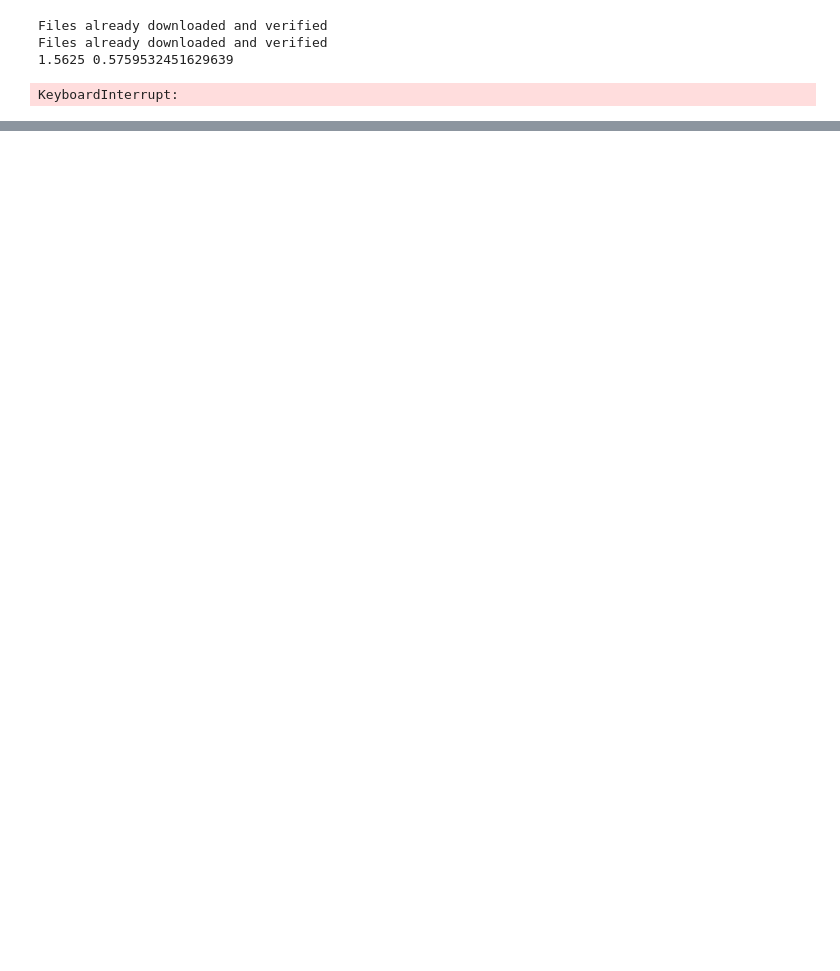
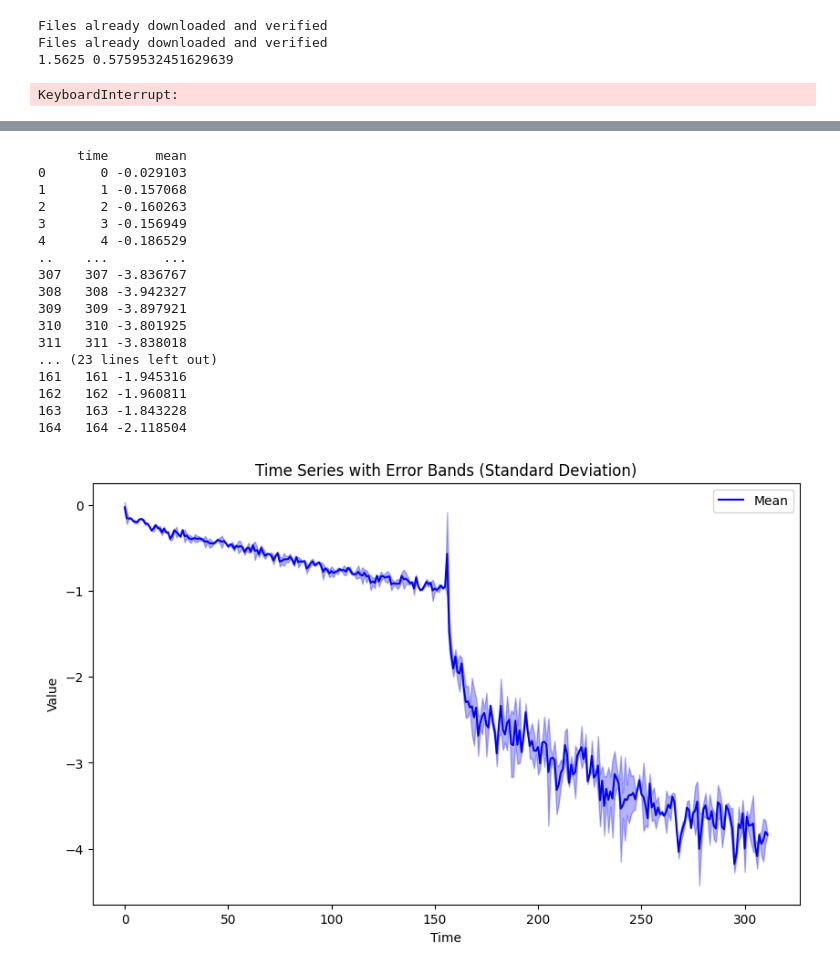
Before and after one commit to andrei-lucian/MSc_Thesis, a Jupyter notebook: firstTrial.ipynb, the cells around one changed output, grey strips where cells are left out. Drawn from its saved outputs; the diff is of its cells as text; code cells hidden in the pictures; blank space fills up the shorter version.

Commit message:
update with some plots

```diff
--- a/firstTrial.ipynb
+++ b/firstTrial.ipynb
@@ -325,3 +341,16 @@ Files already downloaded and verified
 Files already downloaded and verified
 1.5625 0.5759532451629639
 KeyboardInterrupt:
+# %%
+# Replace 'your_file.csv' with the path to your CSV file
+columns_to_exclude = ['acc', 'avg_loss', 'epoch', 'run']  # Replace with actual column names
+df = pd.read_csv('activations_per_layer.csv')
+
+
+# Drop the specified columns and compute the row-wise mean for the remaining columns
+df['average'] = df.drop(columns=columns_to_exclude).mean(axis=1)
+
+
+# df_avg['average'] = df_avg.mean(axis=1)
+
+print(df)
@@ -327,0 +375,53 @@ KeyboardInterrupt:
+# %%
+# Create a 'time' column based on the order (index) of the rows
+df['time'] = df.index // 2  # Assuming 3 runs per time point
+
+# Calculate the mean and standard deviation for each time point
+time_means = df.groupby('time')['average'].mean()
+time_stds = df.groupby('time')['average'].std()
+
+# Convert the mean and std into DataFrame for plotting
+time_means_df = pd.DataFrame({'time': time_means.index, 'mean': time_means.values})
+time_stds_df = pd.DataFrame({'time': time_stds.index, 'std': time_stds.values})
+
+print(time_means_df)
+print(time_stds_df)
+
+# print(time_means_df.iloc[155:165])
+
+# Plot the time series with error bands
+plt.figure(figsize=(10, 6))
+
+# Plot the mean values
+sns.lineplot(x='time', y='mean', data=time_means_df, label='Mean', color='b')
+
+# Add error bands
+plt.fill_between(time_stds_df['time'],
+                 time_means_df['mean'] - time_stds_df['std'],
+                 time_means_df['mean'] + time_stds_df['std'],
+                 color='blue', alpha=0.3)
+
+plt.title("Time Series with Error Bands (Standard Deviation)")
+plt.xlabel("Time")
+plt.ylabel("Value")
+plt.legend()
+plt.show()
+# %% [output]
+     time      mean
+0       0 -0.029103
+1       1 -0.157068
+2       2 -0.160263
+3       3 -0.156949
+4       4 -0.186529
+..    ...       ...
+307   307 -3.836767
+308   308 -3.942327
+309   309 -3.897921
+310   310 -3.801925
+311   311 -3.838018
+... (23 lines left out)
+161   161 -1.945316
+162   162 -1.960811
+163   163 -1.843228
+164   164 -2.118504
+[figure, added]
```
Also changed, not shown: parts of 3 cells of this notebook.
